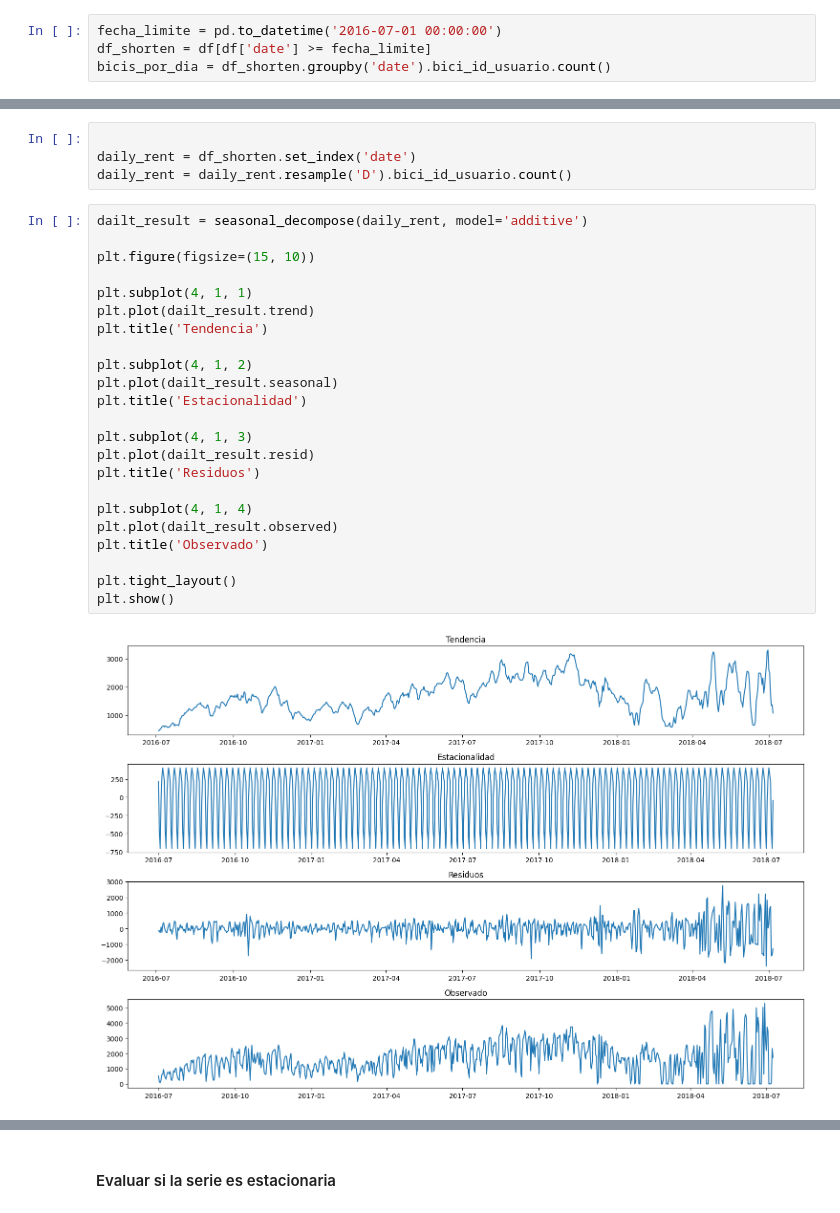
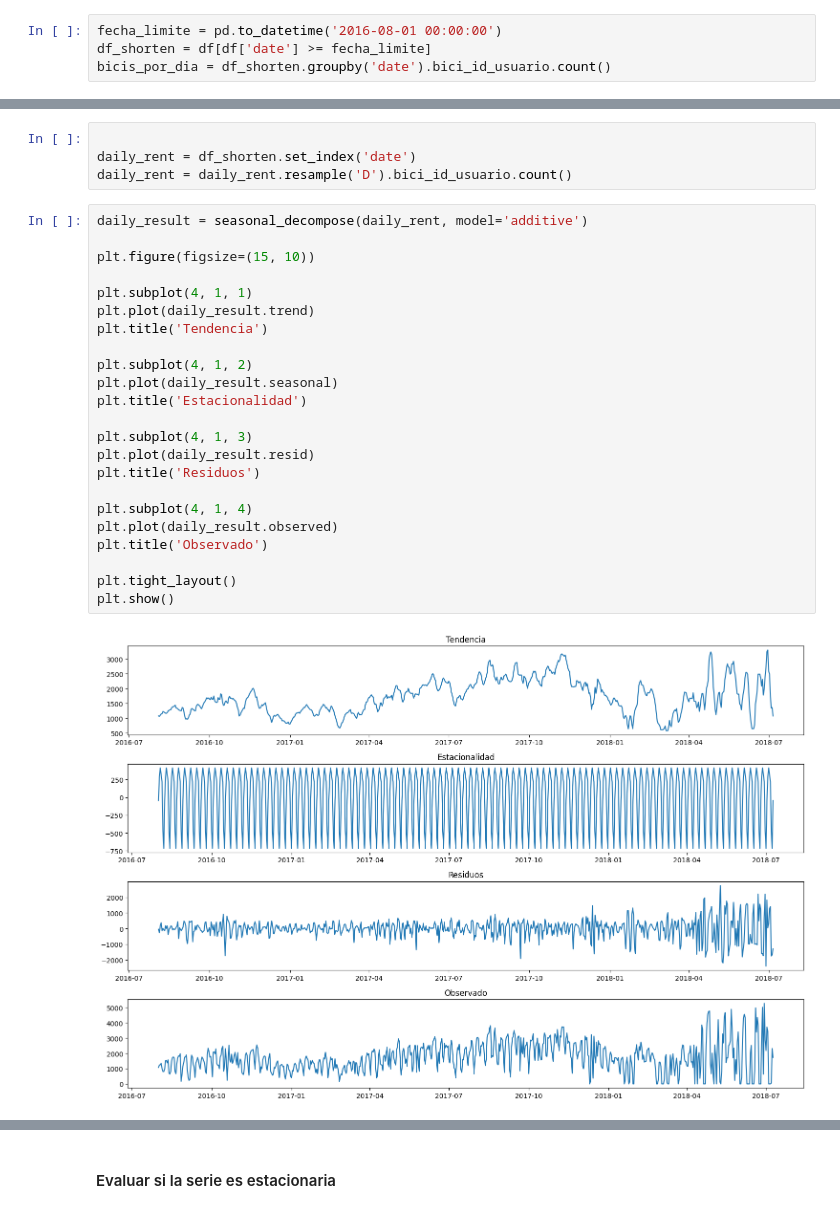
Before and after one commit to marianataglio/seriestemporales, a Jupyter notebook: tp_st.ipynb, the cells around one changed output, grey strips where cells are left out. Saved outputs shown, nothing was run; the diff lists cells and outputs as text.

```diff
--- a/tp_st.ipynb
+++ b/tp_st.ipynb
@@ -43,5 +47,5 @@ Text(0.5, 1.0, 'Alquiler de bicis Mayo 2015 - Julio 2018')
 Observamos que hay muchos menos registros durante los primeros meses de 2016. Es por esta razón que tomaremos la decisión de achicar la serie y quedarnos con dos años de datos, desde Julio 2016 a 2018.
 # %%
-fecha_limite = pd.to_datetime('2016-07-01 00:00:00')
+fecha_limite = pd.to_datetime('2016-08-01 00:00:00')
 df_shorten = df[df['date'] >= fecha_limite]
 bicis_por_dia = df_shorten.groupby('date').bici_id_usuario.count()
@@ -181,27 +205,27 @@ plt.grid(True)
 daily_rent = df_shorten.set_index('date')
 daily_rent = daily_rent.resample('D').bici_id_usuario.count()
 # %%
-dailt_result = seasonal_decompose(daily_rent, model='additive')
+daily_result = seasonal_decompose(daily_rent, model='additive')
 
 plt.figure(figsize=(15, 10))
 
 plt.subplot(4, 1, 1)
-plt.plot(dailt_result.trend)
+plt.plot(daily_result.trend)
 plt.title('Tendencia')
 
 plt.subplot(4, 1, 2)
-plt.plot(dailt_result.seasonal)
+plt.plot(daily_result.seasonal)
 plt.title('Estacionalidad')
 
 plt.subplot(4, 1, 3)
-plt.plot(dailt_result.resid)
+plt.plot(daily_result.resid)
 plt.title('Residuos')
 
 plt.subplot(4, 1, 4)
-plt.plot(dailt_result.observed)
+plt.plot(daily_result.observed)
 plt.title('Observado')
 
 plt.tight_layout()
 plt.show()
 # %% [output]
-[figure, old version]
+[figure, new version]
```
Also changed, not shown: parts of 32 cells of this notebook.
